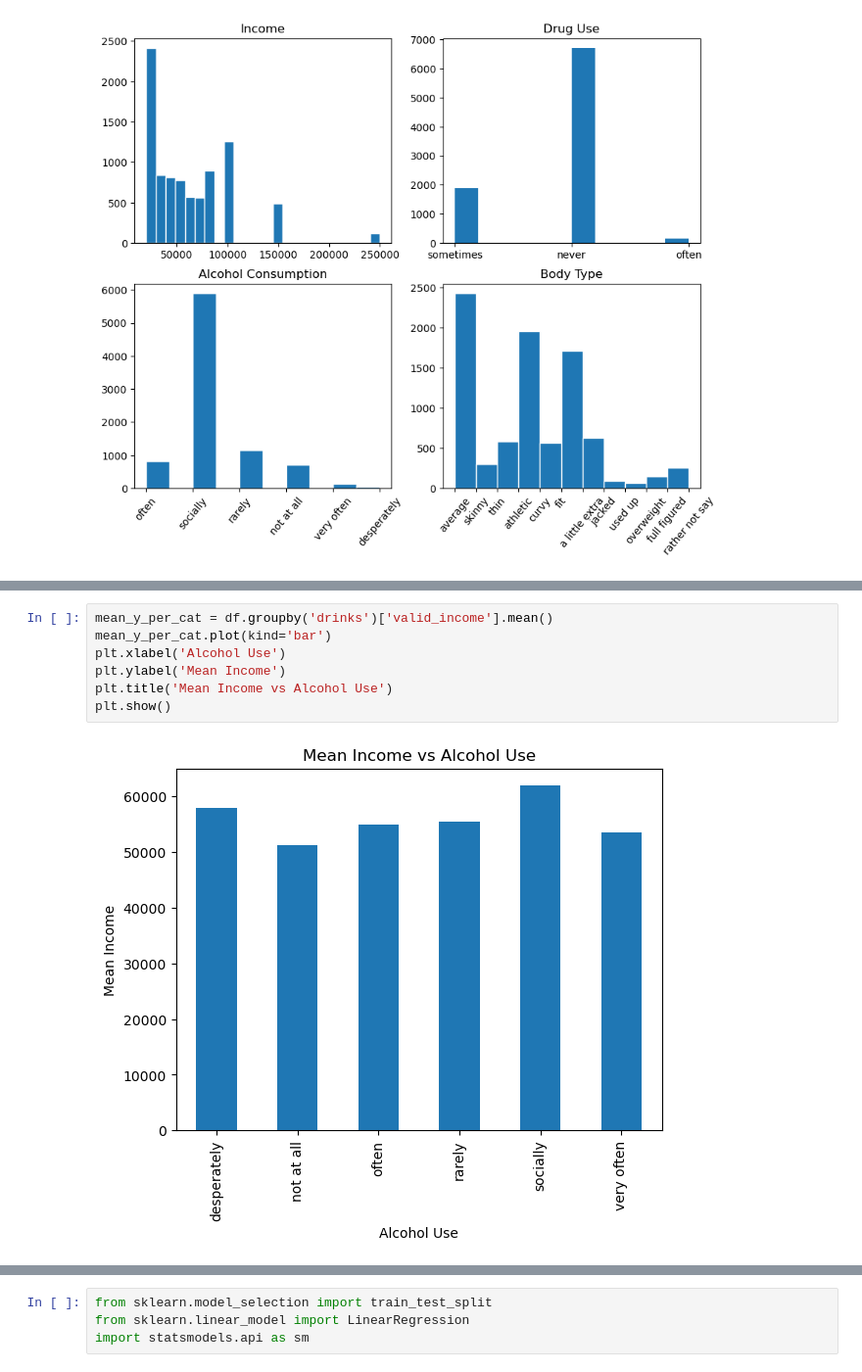
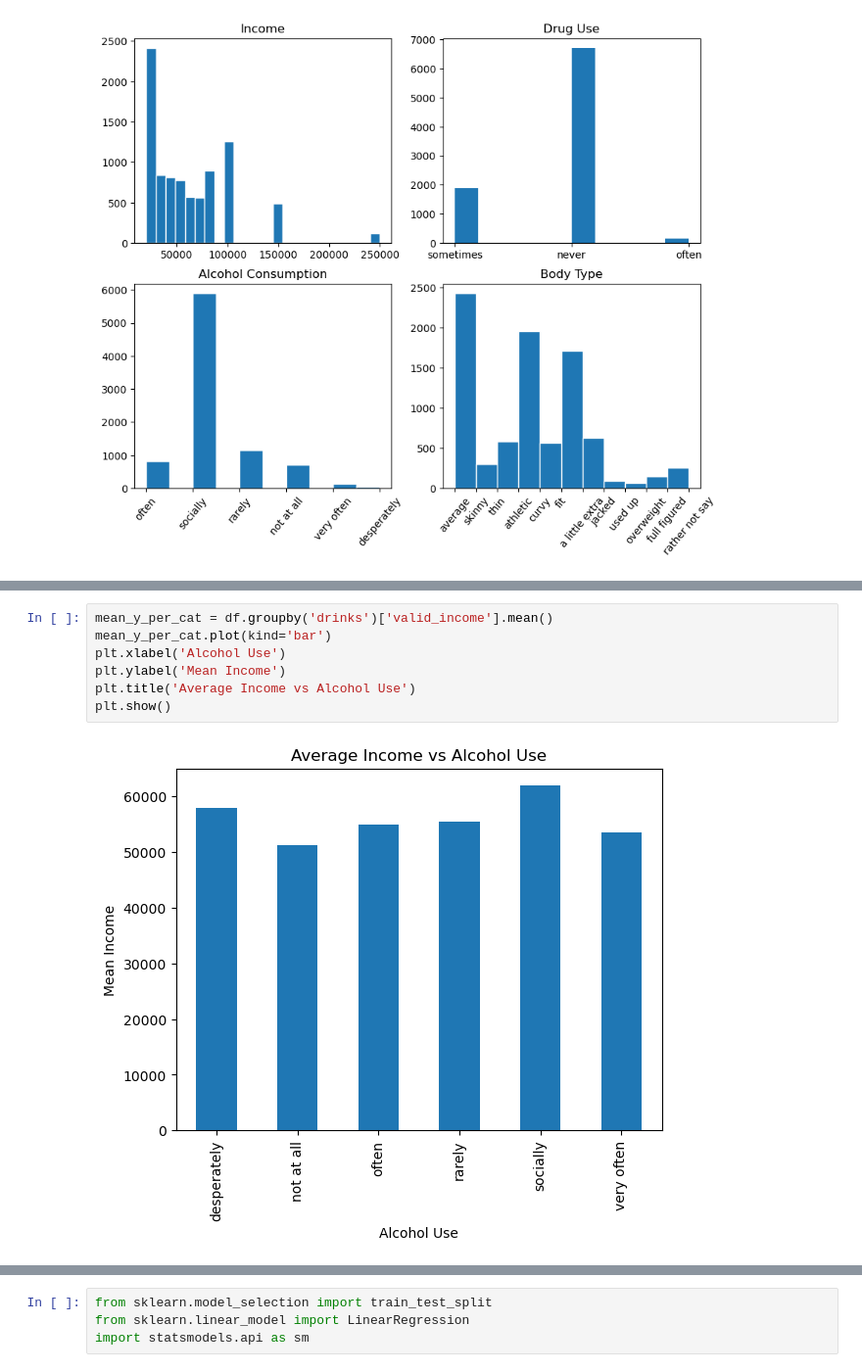
Before and after one commit to tsheppel/OKCupid_project, a Jupyter notebook: date-a-scientist.ipynb, the cells around one changed output, grey strips where cells are left out. Shown at 98% size. Cells and saved outputs as stored; diff of their text form.

```diff
--- a/date-a-scientist.ipynb
+++ b/date-a-scientist.ipynb
@@ -159,12 +180,12 @@ plt.show()
 # %%
 mean_y_per_cat = df.groupby('drinks')['valid_income'].mean()
 mean_y_per_cat.plot(kind='bar')
 plt.xlabel('Alcohol Use')
 plt.ylabel('Mean Income')
-plt.title('Mean Income vs Alcohol Use')
+plt.title('Average Income vs Alcohol Use')
 plt.show()
 # %% [output]
-[figure, old version]
+[figure, new version]
 # %%
 mean_y_per_cat = df.groupby('body_type')['valid_income'].mean()
 mean_y_per_cat.plot(kind='bar')
```
Also changed, not shown: parts of 19 cells of this notebook.
